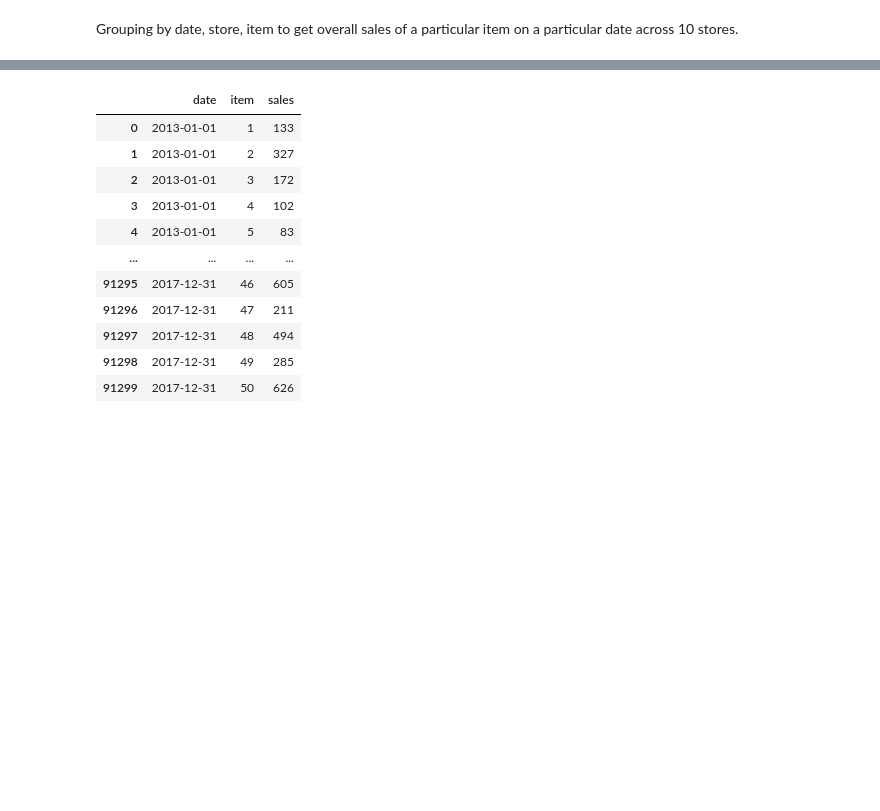
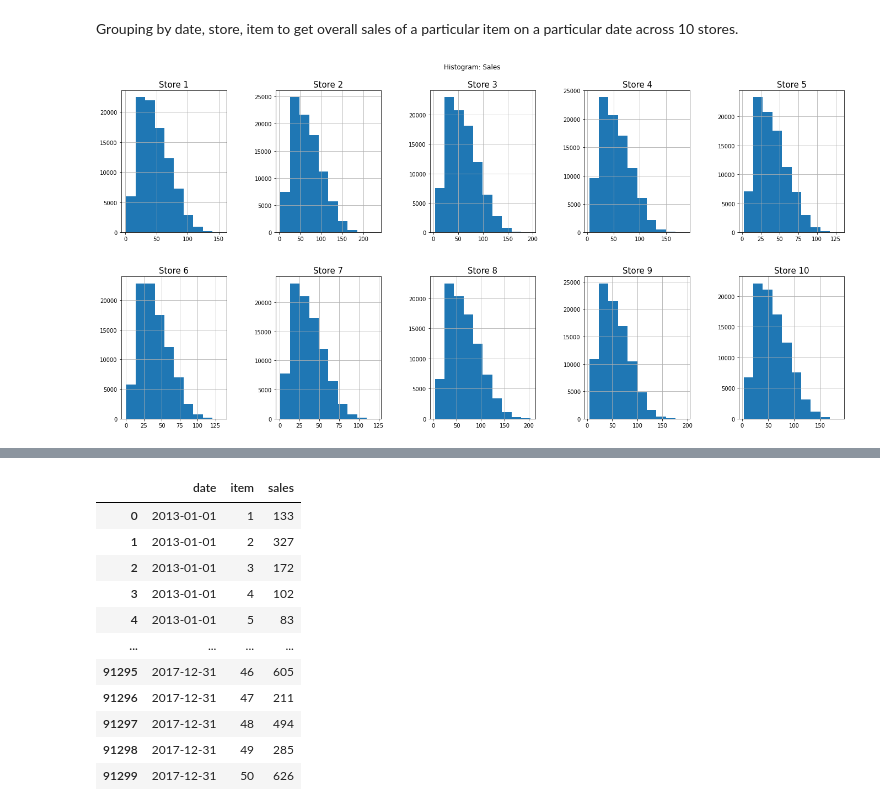
Before and after one commit to Harish-aditya/Inventory_forecasting, a Jupyter notebook: inventoryforecasting.ipynb, the cells around one changed output, grey strips where cells are left out. Saved outputs shown, nothing was run; the diff lists cells and outputs as text; code cells hidden in the pictures; blank space fills up the shorter version.

```diff
--- a/inventoryforecasting.ipynb
+++ b/inventoryforecasting.ipynb
@@ -77,2 +99,18 @@ print(df)
 # %% [markdown]
 Grouping by date, store, item to get overall sales of a particular item on a particular date across 10 stores.
+# %%
+#histogram for store sales
+
+fig, axes = plt.subplots(2, 5, figsize=(20, 10))
+for i in range(1,11):
+    if i < 6:
+        df[df.store == i].sales.hist(ax=axes[0, i-1])
+        axes[0,i-1].set_title("Store " + str(i), fontsize = 15)
+
+    else:
+        df[df.store == i].sales.hist(ax=axes[1, i - 6])
+        axes[1,i-6].set_title("Store " + str(i), fontsize = 15)
+plt.tight_layout(pad=4.5)
+plt.suptitle("Histogram: Sales");
+# %% [output]
+[figure, added]
```
Also changed, not shown: parts of 13 cells of this notebook.
